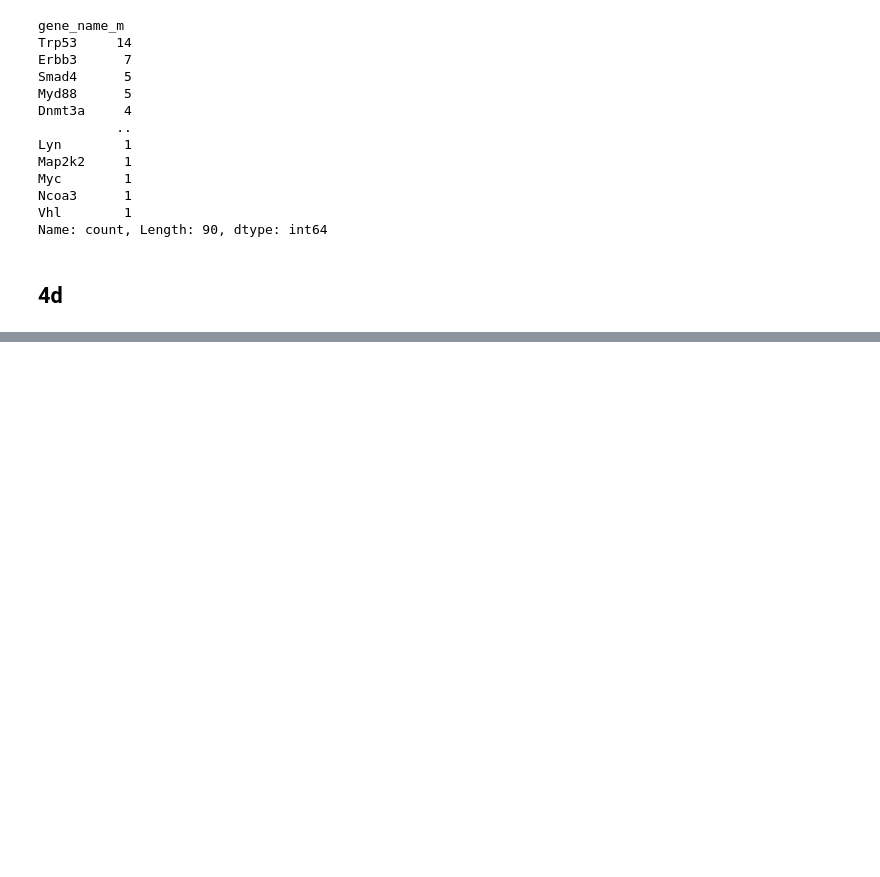
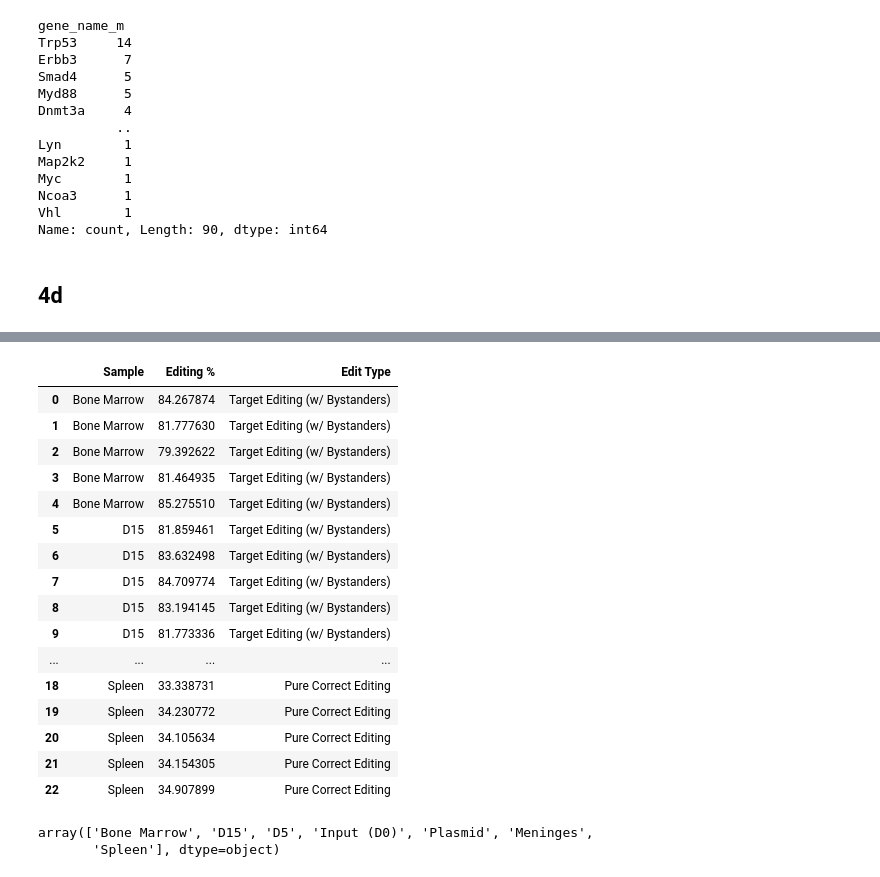
Before and after one commit to kexindon/B-ALL-in-vivo-base-editing, a Jupyter notebook: figure4.ipynb, the cells around one changed output, grey strips where cells are left out. Saved outputs shown, nothing was run; the diff lists cells and outputs as text; code cells hidden in the pictures; blank space fills up the shorter version.

Commit message:
Updated FDR dataframes

```diff
--- a/figure4.ipynb
+++ b/figure4.ipynb
@@ -203,0 +225,20 @@ ABE_EPO_EDITING = pd.concat((ABE_EPO_editing1, ABE_EPO_editing2))
+# %%
+ABE_EPO_EDITING
+# %% [output]
+|  | Sample | Editing % | Edit Type |
+| 0 | Bone Marrow | 84.267874 | Target Editing (w/ Bystanders) |
+| 1 | Bone Marrow | 81.777630 | Target Editing (w/ Bystanders) |
+| 2 | Bone Marrow | 79.392622 | Target Editing (w/ Bystanders) |
+| 3 | Bone Marrow | 81.464935 | Target Editing (w/ Bystanders) |
+| 4 | Bone Marrow | 85.275510 | Target Editing (w/ Bystanders) |
+| 5 | D15 | 81.859461 | Target Editing (w/ Bystanders) |
+| 6 | D15 | 83.632498 | Target Editing (w/ Bystanders) |
+| 7 | D15 | 84.709774 | Target Editing (w/ Bystanders) |
+| 8 | D15 | 83.194145 | Target Editing (w/ Bystanders) |
+| 9 | D15 | 81.773336 | Target Editing (w/ Bystanders) |
+| ... | ... | ... | ... |
+| 18 | Spleen | 33.338731 | Pure Correct Editing |
+| 19 | Spleen | 34.230772 | Pure Correct Editing |
+| 20 | Spleen | 34.105634 | Pure Correct Editing |
+| 21 | Spleen | 34.154305 | Pure Correct Editing |
+| 22 | Spleen | 34.907899 | Pure Correct Editing |
@@ -203,0 +321,5 @@ ABE_EPO_EDITING = pd.concat((ABE_EPO_editing1, ABE_EPO_editing2))
+# %%
+CBE_EPO_EDITING['Sample'].unique()
+# %% [output]
+array(['Bone Marrow', 'D15', 'D5', 'Input (D0)', 'Plasmid', 'Meninges',
+       'Spleen'], dtype=object)
```
Also changed, not shown: parts of 9 cells of this notebook, 4 other files.
